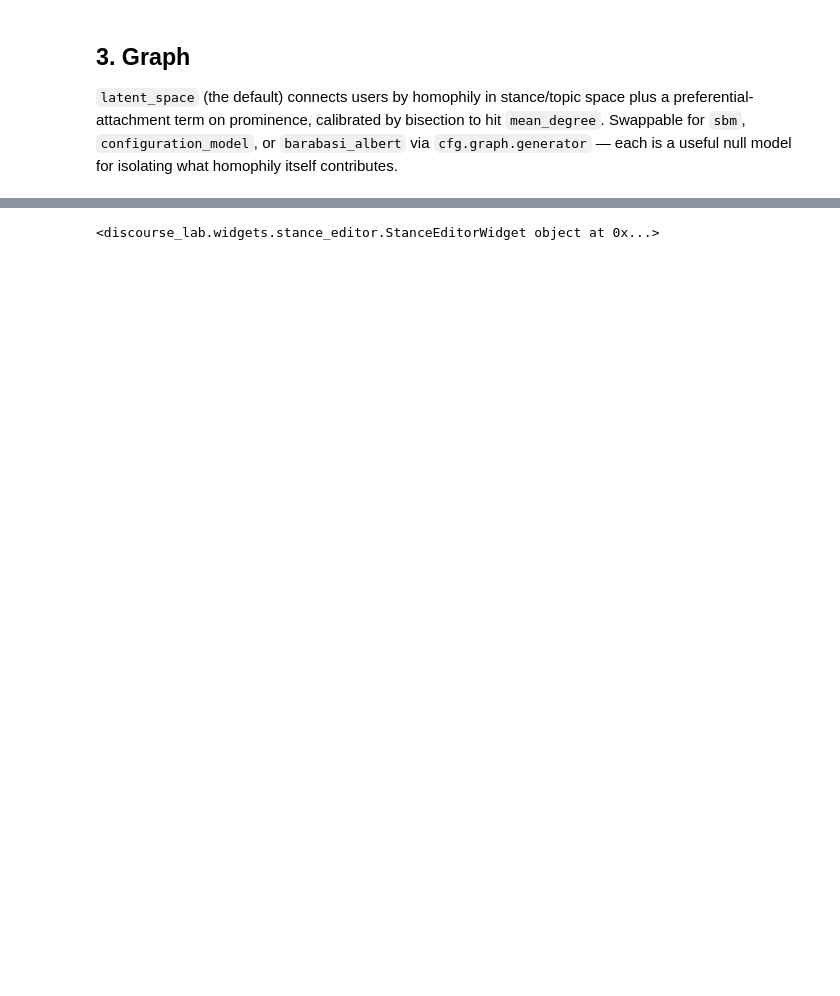
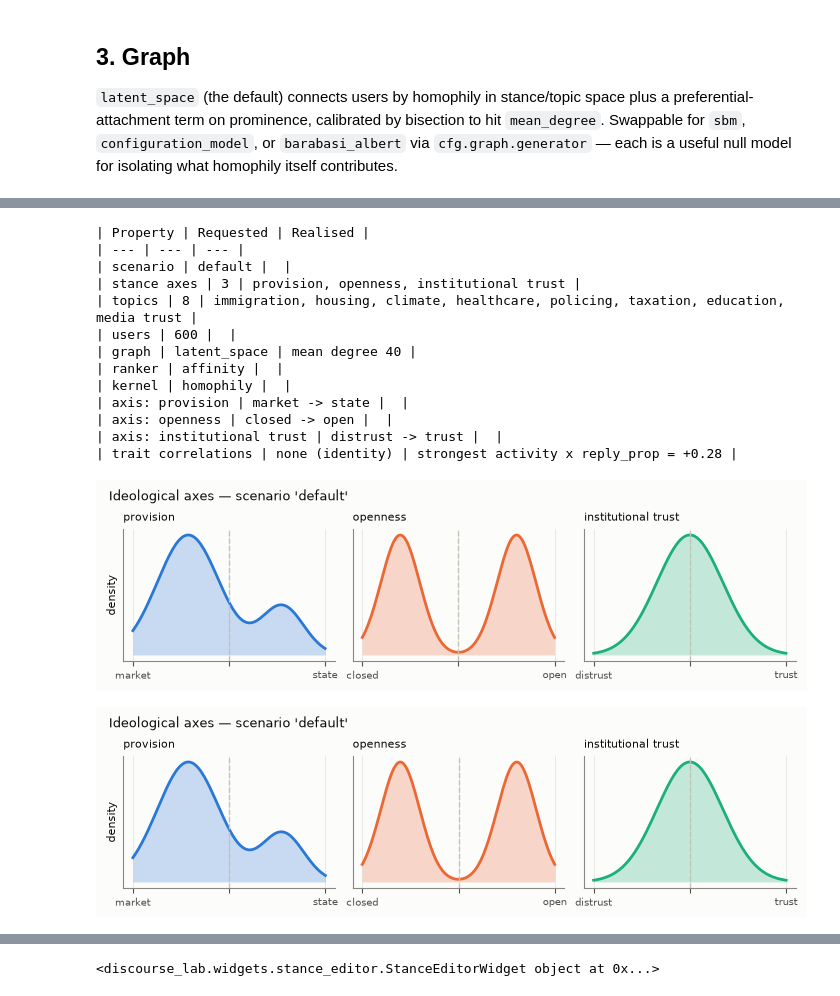
Before and after one commit to lrodeck/Network-Simulation, a Jupyter notebook: notebooks/demo.ipynb, the cells around one changed output, grey strips where cells are left out. Saved outputs shown, nothing was run; the diff lists cells and outputs as text; code cells hidden in the pictures; blank space fills up the shorter version.

```diff
--- a/notebooks/demo.ipynb
+++ b/notebooks/demo.ipynb
@@ -124,0 +148,24 @@ clustering coefficient: 0.280
+# %%
+from discourse_lab.viz import (
+    fig_archetypes, fig_scenario_axes, fig_trait_correlations, tables)
+
+world = tables.world_table(cfg, pop=pop)
+print(tables.to_markdown(world))
+
+fig_scenario_axes(cfg)
+# %% [output]
+| Property | Requested | Realised |
+| --- | --- | --- |
+| scenario | default |  |
+| stance axes | 3 | provision, openness, institutional trust |
+| topics | 8 | immigration, housing, climate, healthcare, policing, taxation, education, media trust |
+| users | 600 |  |
+| graph | latent_space | mean degree 40 |
+| ranker | affinity |  |
+| kernel | homophily |  |
+| axis: provision | market -> state |  |
+| axis: openness | closed -> open |  |
+| axis: institutional trust | distrust -> trust |  |
+| trait correlations | none (identity) | strongest activity x reply_prop = +0.28 |
+[figure, added]
+[figure, added]
```
Also changed, not shown: parts of 33 cells of this notebook, 1 other file.
